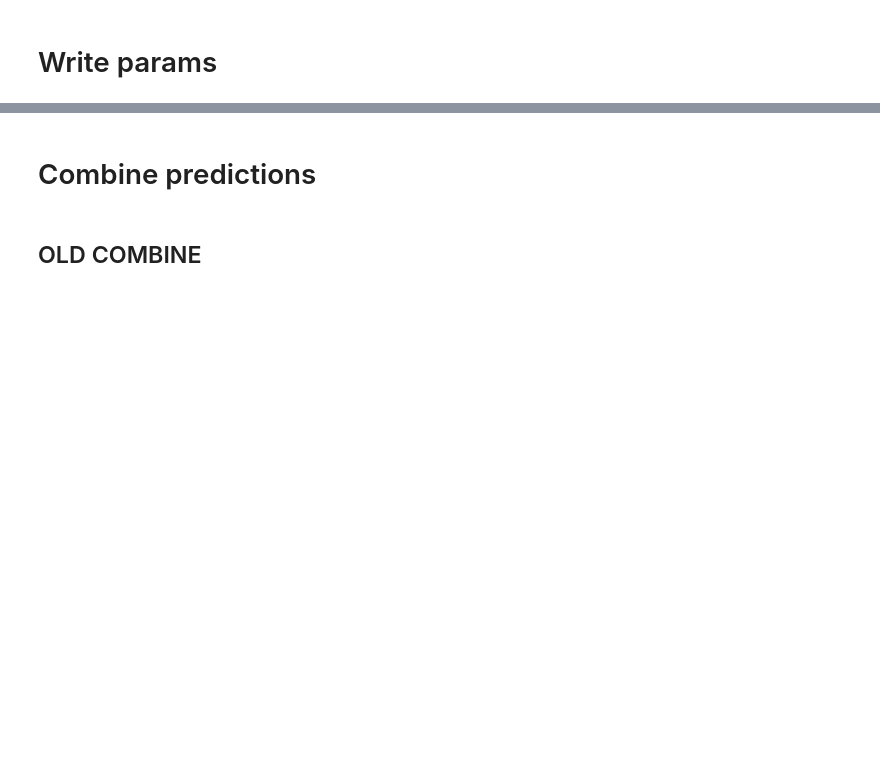
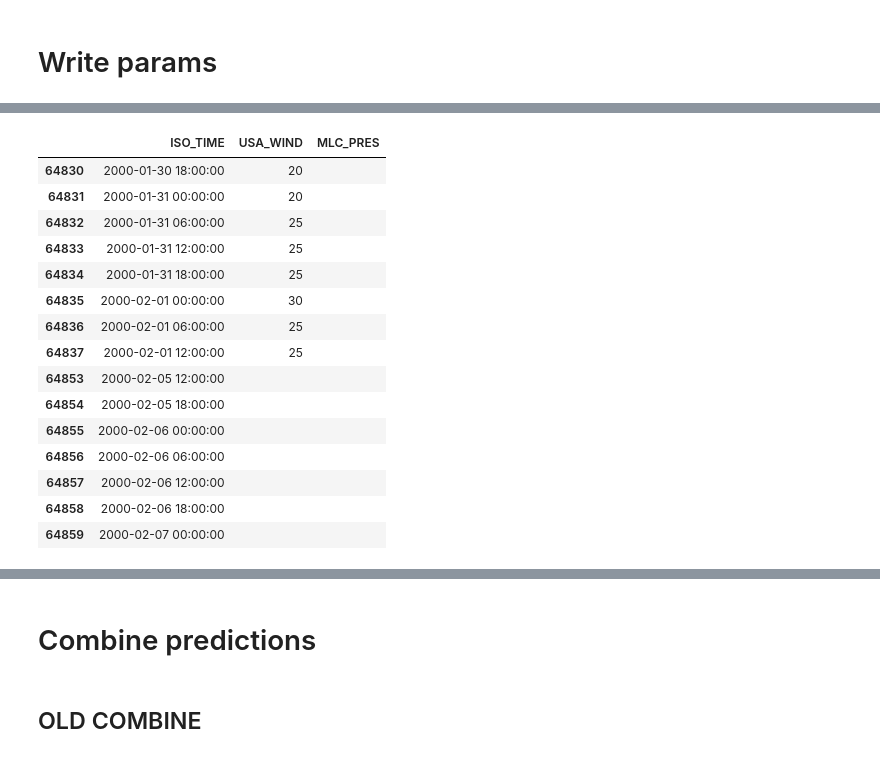
Before and after one commit to msgomez06/TCBench_0.1, a Jupyter notebook: scripts/test.ipynb, the cells around one changed output, grey strips where cells are left out. Drawn from its saved outputs; the diff is of its cells as text; code cells hidden in the pictures; blank space fills up the shorter version.

```diff
--- a/scripts/test.ipynb
+++ b/scripts/test.ipynb
@@ -125,0 +160,22 @@ Text(0.5, 1.0, 'Max dist: 6613.037 km,\n Mean: 897.536 km, Std: 695.732 km')
+# %%
+import pandas as pd
+
+df = pd.read_csv("/work/FAC/FGSE/IDYST/tbeucler/default/raw_data/ML_PREDICT/ERA5/TC_track_filtered_1980_00_06_12_18.csv", dtype="string", na_filter=False)
+df[df["SID"]=="2000031S11074"].iloc[[0,1,2,3,4,5,6,7,-7,-6,-5,-4,-3,-2,-1]][["ISO_TIME", "USA_WIND", "MLC_PRES"]]
+# %% [output]
+|  | ISO_TIME | USA_WIND | MLC_PRES |
+| 64830 | 2000-01-30 18:00:00 | 20 |  |
+| 64831 | 2000-01-31 00:00:00 | 20 |  |
+| 64832 | 2000-01-31 06:00:00 | 25 |  |
+| 64833 | 2000-01-31 12:00:00 | 25 |  |
+| 64834 | 2000-01-31 18:00:00 | 25 |  |
+| 64835 | 2000-02-01 00:00:00 | 30 |  |
+| 64836 | 2000-02-01 06:00:00 | 25 |  |
+| 64837 | 2000-02-01 12:00:00 | 25 |  |
+| 64853 | 2000-02-05 12:00:00 |  |  |
+| 64854 | 2000-02-05 18:00:00 |  |  |
+| 64855 | 2000-02-06 00:00:00 |  |  |
+| 64856 | 2000-02-06 06:00:00 |  |  |
+| 64857 | 2000-02-06 12:00:00 |  |  |
+| 64858 | 2000-02-06 18:00:00 |  |  |
+| 64859 | 2000-02-07 00:00:00 |  |  |
```
Also changed, not shown: parts of 36 cells of this notebook, 2 other files.
